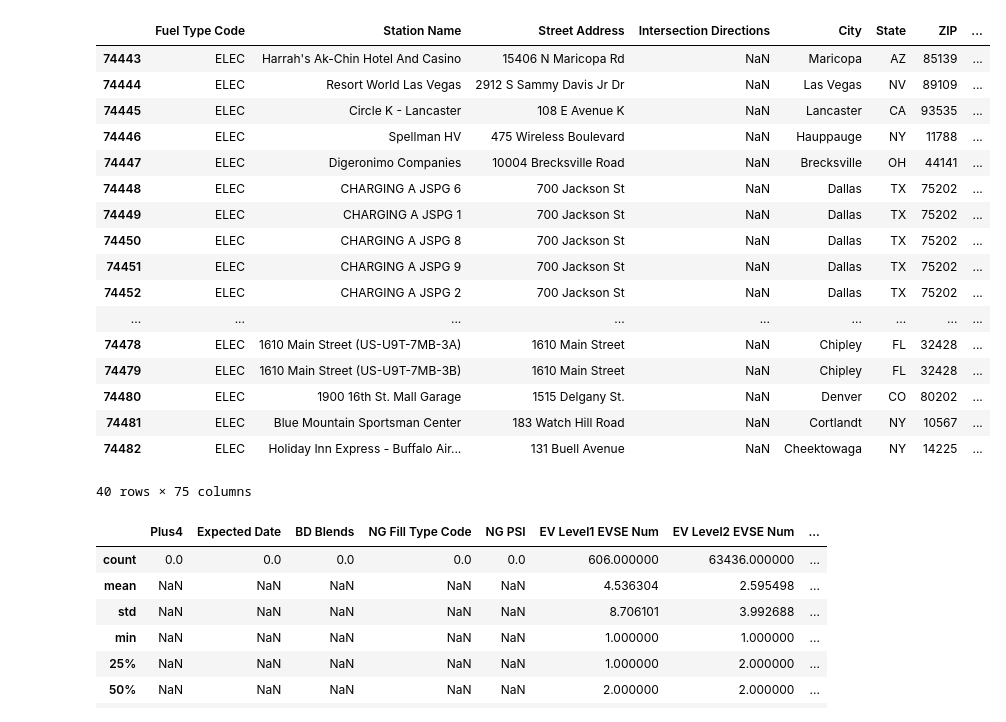
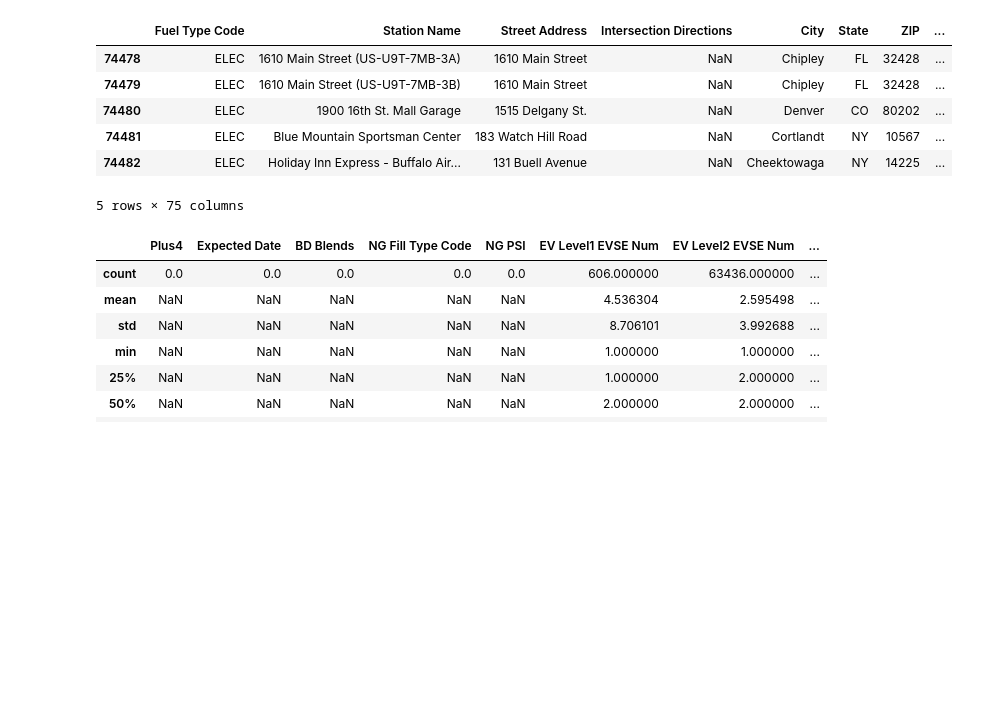
Before and after one commit to arkhanks/data_analytics_proj_3, a Jupyter notebook: Amy/AMY Initial Readin of CSV Stations.ipynb, the cells around one changed output. Cells and saved outputs as stored; diff of their text form; code cells hidden in the pictures; blank space fills up the shorter version.

```diff
--- a/Amy/AMY Initial Readin of CSV Stations.ipynb
+++ b/Amy/AMY Initial Readin of CSV Stations.ipynb
@@ -3,29 +3,18 @@ import pandas as pd
 # %%
 # Import csv file and read it into a dataframe
 csv_file_path = '../Resources/alt_fuel_stations (Jan 18 2025) all US all OPEN.csv'
 df =pd.read_csv(csv_file_path)
 
 # Inspect the first or last few rows of the dataset to see that the data loaded properly and what you're working with
-df.tail(40)
+df.tail()
 # %% [output]
 |  | Fuel Type Code | Station Name | Street Address | Intersection Directions | City | State | ZIP | ... |
-| 74443 | ELEC | Harrah's Ak-Chin Hotel And Casino | 15406 N Maricopa Rd | NaN | Maricopa | AZ | 85139 | ... |
-| 74444 | ELEC | Resort World Las Vegas | 2912 S Sammy Davis Jr Dr | NaN | Las Vegas | NV | 89109 | ... |
-| 74445 | ELEC | Circle K - Lancaster | 108 E Avenue K | NaN | Lancaster | CA | 93535 | ... |
-| 74446 | ELEC | Spellman HV | 475 Wireless Boulevard | NaN | Hauppauge | NY | 11788 | ... |
-| 74447 | ELEC | Digeronimo Companies | 10004 Brecksville Road | NaN | Brecksville | OH | 44141 | ... |
-| 74448 | ELEC | CHARGING A JSPG 6 | 700 Jackson St | NaN | Dallas | TX | 75202 | ... |
-| 74449 | ELEC | CHARGING A JSPG 1 | 700 Jackson St | NaN | Dallas | TX | 75202 | ... |
-| 74450 | ELEC | CHARGING A JSPG 8 | 700 Jackson St | NaN | Dallas | TX | 75202 | ... |
-| 74451 | ELEC | CHARGING A JSPG 9 | 700 Jackson St | NaN | Dallas | TX | 75202 | ... |
-| 74452 | ELEC | CHARGING A JSPG 2 | 700 Jackson St | NaN | Dallas | TX | 75202 | ... |
-| ... | ... | ... | ... | ... | ... | ... | ... | ... |
 | 74478 | ELEC | 1610 Main Street (US-U9T-7MB-3A) | 1610 Main Street | NaN | Chipley | FL | 32428 | ... |
 | 74479 | ELEC | 1610 Main Street (US-U9T-7MB-3B) | 1610 Main Street | NaN | Chipley | FL | 32428 | ... |
 | 74480 | ELEC | 1900 16th St. Mall Garage | 1515 Delgany St. | NaN | Denver | CO | 80202 | ... |
 | 74481 | ELEC | Blue Mountain Sportsman Center | 183 Watch Hill Road | NaN | Cortlandt | NY | 10567 | ... |
 | 74482 | ELEC | Holiday Inn Express - Buffalo Air... | 131 Buell Avenue | NaN | Cheektowaga | NY | 14225 | ... |
-40 rows × 75 columns
+5 rows × 75 columns
 # %%
 # get a better idea of the dataset
 df.describe()
```
Also changed, not shown: parts of 16 cells of this notebook, 9 other files.
